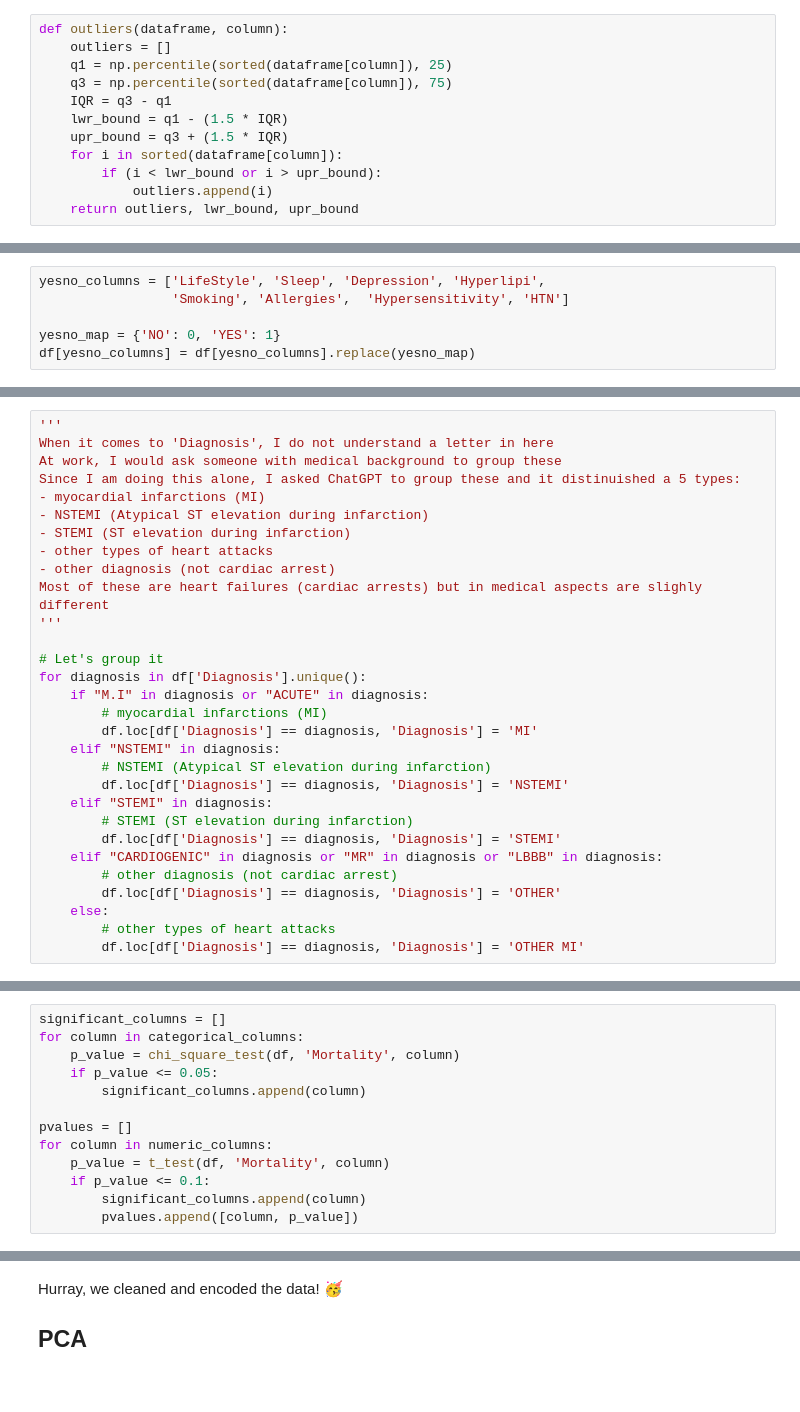
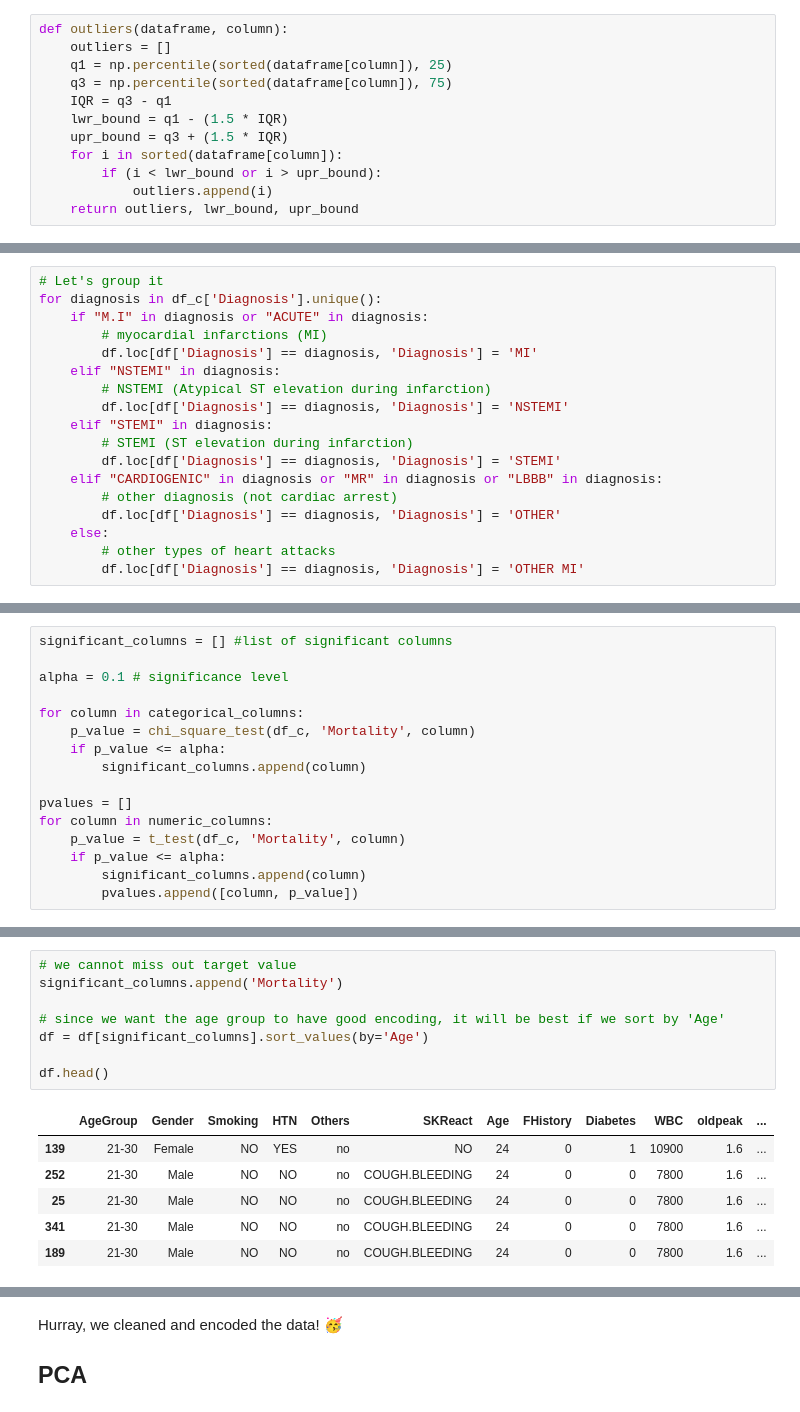
Before and after one commit to miladziekanowska/heart-failure-classification, a Jupyter notebook: Heart_failure_EDA_Modeling.ipynb, the cells around one changed output, grey strips where cells are left out. Drawn from its saved outputs; the diff is of its cells as text.

```diff
--- a/Heart_failure_EDA_Modeling.ipynb
+++ b/Heart_failure_EDA_Modeling.ipynb
@@ -189,6 +199,0 @@ df['Others'] = df['Others'].replace(r',\s*|,', ', ', regex=True)
-# %%
-yesno_columns = ['LifeStyle', 'Sleep', 'Depression', 'Hyperlipi',
-                 'Smoking', 'Allergies',  'Hypersensitivity', 'HTN']
-
-yesno_map = {'NO': 0, 'YES': 1}
-df[yesno_columns] = df[yesno_columns].replace(yesno_map)
@@ -195,18 +210,6 @@ df[yesno_columns] = df[yesno_columns].replace(yesno_map)
 # %%
-'''
-When it comes to 'Diagnosis', I do not understand a letter in here
-At work, I would ask someone with medical background to group these
-Since I am doing this alone, I asked ChatGPT to group these and it distinuished a 5 types:
-- myocardial infarctions (MI)
-- NSTEMI (Atypical ST elevation during infarction)
-- STEMI (ST elevation during infarction)
-- other types of heart attacks
-- other diagnosis (not cardiac arrest)
-Most of these are heart failures (cardiac arrests) but in medical aspects are slighly different
-'''
-
 # Let's group it
-for diagnosis in df['Diagnosis'].unique():
+for diagnosis in df_c['Diagnosis'].unique():
     if "M.I" in diagnosis or "ACUTE" in diagnosis:
         # myocardial infarctions (MI)
         df.loc[df['Diagnosis'] == diagnosis, 'Diagnosis'] = 'MI'
@@ -254,15 +263,18 @@ def t_test(dataframe, binary_column, numeric_column):
 
     return p_value
 # %%
-significant_columns = []
+significant_columns = [] #list of significant columns
+
+alpha = 0.1 # significance level
+
 for column in categorical_columns:
-    p_value = chi_square_test(df, 'Mortality', column)
-    if p_value <= 0.05:
+    p_value = chi_square_test(df_c, 'Mortality', column)
+    if p_value <= alpha:
         significant_columns.append(column)
 
 pvalues = []
 for column in numeric_columns:
-    p_value = t_test(df, 'Mortality', column)
-    if p_value <= 0.1:
+    p_value = t_test(df_c, 'Mortality', column)
+    if p_value <= alpha:
         significant_columns.append(column)
         pvalues.append([column, p_value])
@@ -271 +342,16 @@ for column in numeric_columns:
+# %%
+# we cannot miss out target value
+significant_columns.append('Mortality')
+
+# since we want the age group to have good encoding, it will be best if we sort by 'Age'
+df = df[significant_columns].sort_values(by='Age')
+
+df.head()
+# %% [output]
+|  | AgeGroup | Gender | Smoking | HTN | Others | SKReact | Age | FHistory | Diabetes | WBC | oldpeak | ... |
+| 139 | 21-30 | Female | NO | YES | no | NO | 24 | 0 | 1 | 10900 | 1.6 | ... |
+| 252 | 21-30 | Male | NO | NO | no | COUGH.BLEEDING | 24 | 0 | 0 | 7800 | 1.6 | ... |
+| 25 | 21-30 | Male | NO | NO | no | COUGH.BLEEDING | 24 | 0 | 0 | 7800 | 1.6 | ... |
+| 341 | 21-30 | Male | NO | NO | no | COUGH.BLEEDING | 24 | 0 | 0 | 7800 | 1.6 | ... |
+| 189 | 21-30 | Male | NO | NO | no | COUGH.BLEEDING | 24 | 0 | 0 | 7800 | 1.6 | ... |
 # %%
```
Also changed, not shown: parts of 37 cells of this notebook.
